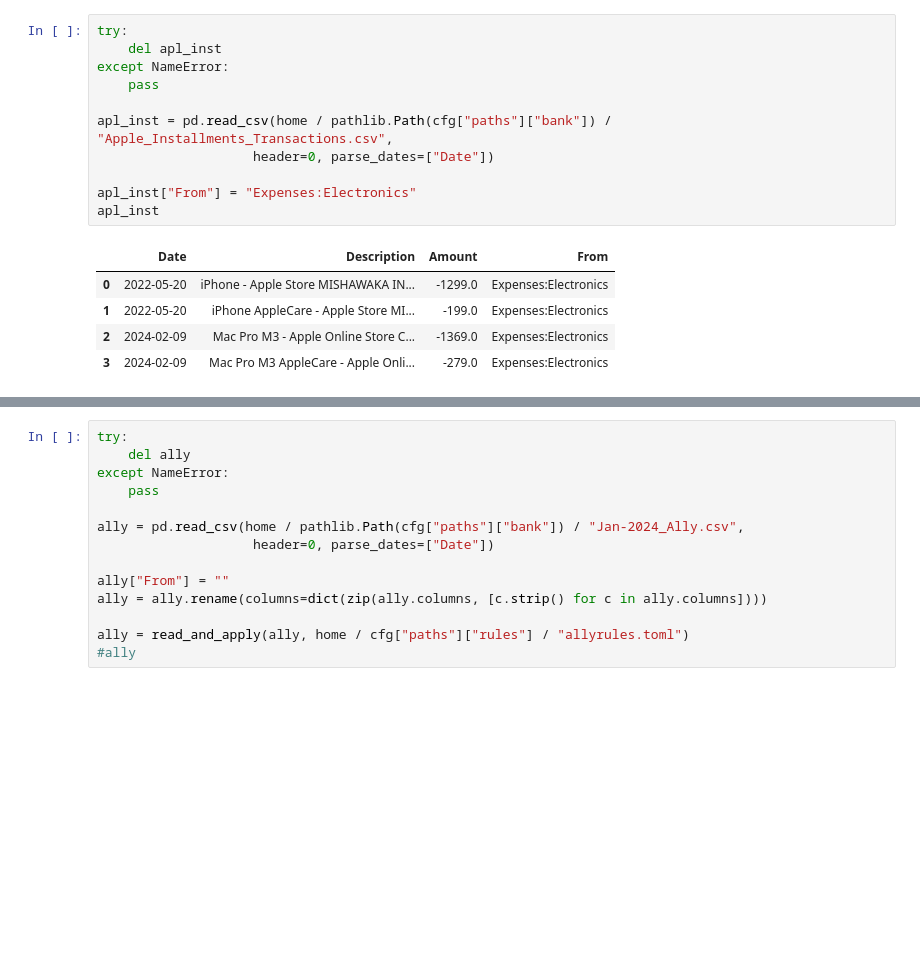
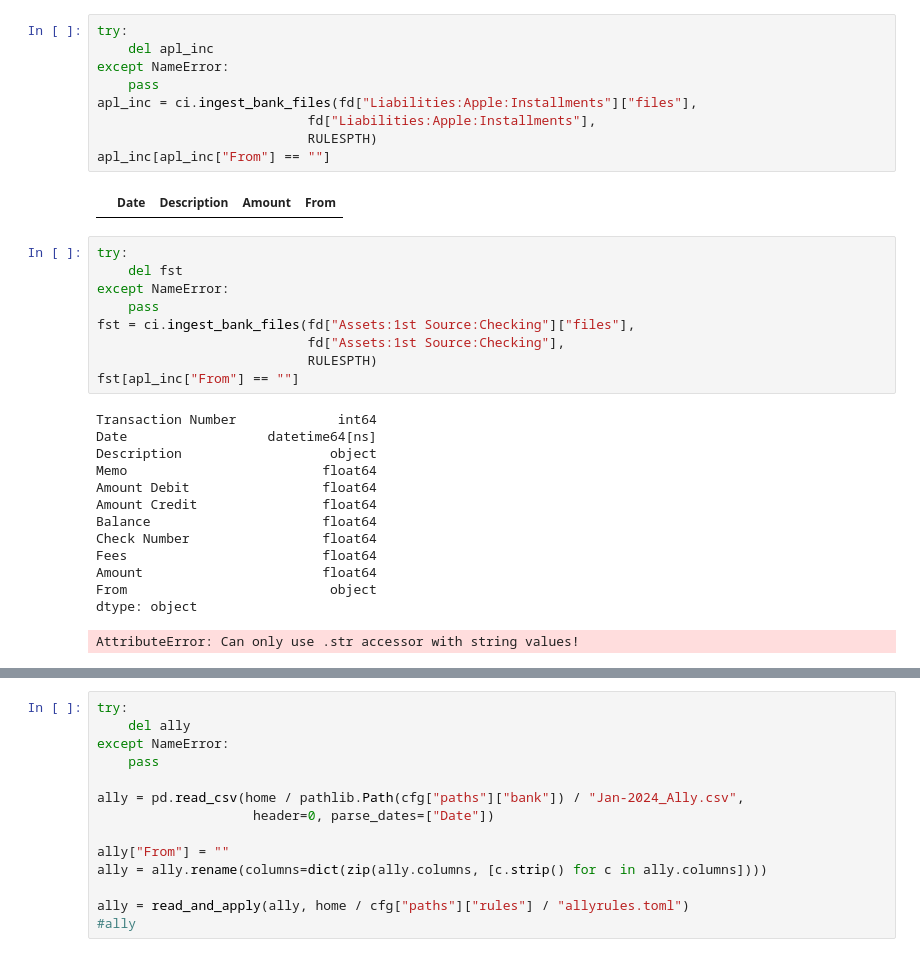
Before and after one commit to KeithDavis067/csvb, a Jupyter notebook: pandas.ipynb, the cells around one changed output, grey strips where cells are left out. Saved outputs shown, nothing was run; the diff lists cells and outputs as text; blank space fills up the shorter version.

```diff
--- a/pandas.ipynb
+++ b/pandas.ipynb
@@ -122,20 +43,37 @@ apl
-# %%
-try:
-    del apl_inst
-except NameError:
-    pass
-
-apl_inst = pd.read_csv(home / pathlib.Path(cfg["paths"]["bank"]) / "Apple_Installments_Transactions.csv",
-                    header=0, parse_dates=["Date"])
-
-apl_inst["From"] = "Expenses:Electronics"
-apl_inst
-# %% [output]
-|  | Date | Description | Amount | From |
-| 0 | 2022-05-20 | iPhone - Apple Store MISHAWAKA IN... | -1299.0 | Expenses:Electronics |
-| 1 | 2022-05-20 | iPhone AppleCare - Apple Store MI... | -199.0 | Expenses:Electronics |
-| 2 | 2024-02-09 | Mac Pro M3 - Apple Online Store C... | -1369.0 | Expenses:Electronics |
-| 3 | 2024-02-09 | Mac Pro M3 AppleCare - Apple Onli... | -279.0 | Expenses:Electronics |
+# %%
+try:
+    del apl_inc
+except NameError:
+    pass
+apl_inc = ci.ingest_bank_files(fd["Liabilities:Apple:Installments"]["files"],
+                           fd["Liabilities:Apple:Installments"],
+                           RULESPTH)
+apl_inc[apl_inc["From"] == ""]
+# %% [output]
+|  | Date | Description | Amount | From |
+# %%
+try:
+    del fst
+except NameError:
+    pass
+fst = ci.ingest_bank_files(fd["Assets:1st Source:Checking"]["files"],
+                           fd["Assets:1st Source:Checking"],
+                           RULESPTH)
+fst[apl_inc["From"] == ""]
+# %% [output]
+Transaction Number             int64
+Date                  datetime64[ns]
+Description                   object
+Memo                         float64
+Amount Debit                 float64
+Amount Credit                float64
+Balance                      float64
+Check Number                 float64
+Fees                         float64
+Amount                       float64
+From                          object
+dtype: object
+AttributeError: Can only use .str accessor with string values!
 # %%
 try:
     del fst
```
Also changed, not shown: parts of 8 cells of this notebook, 3 other files.
